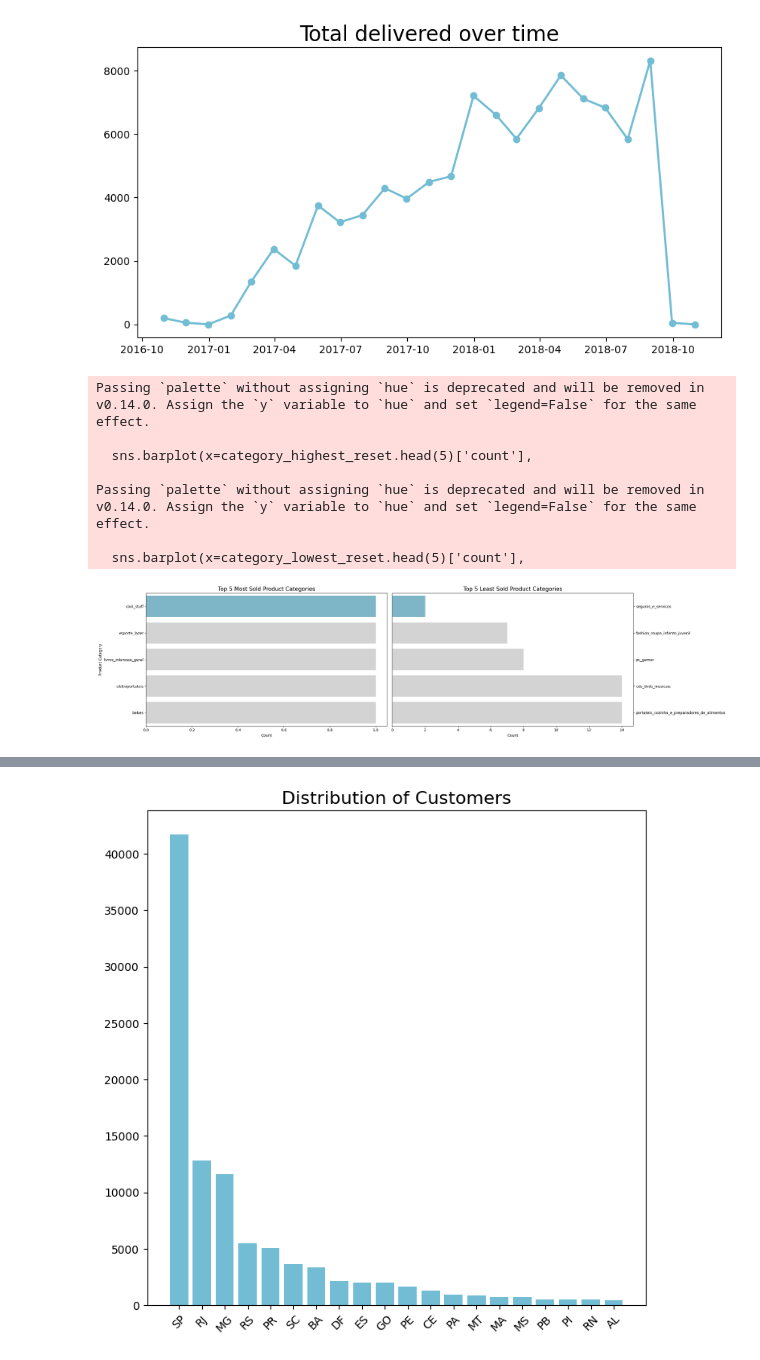
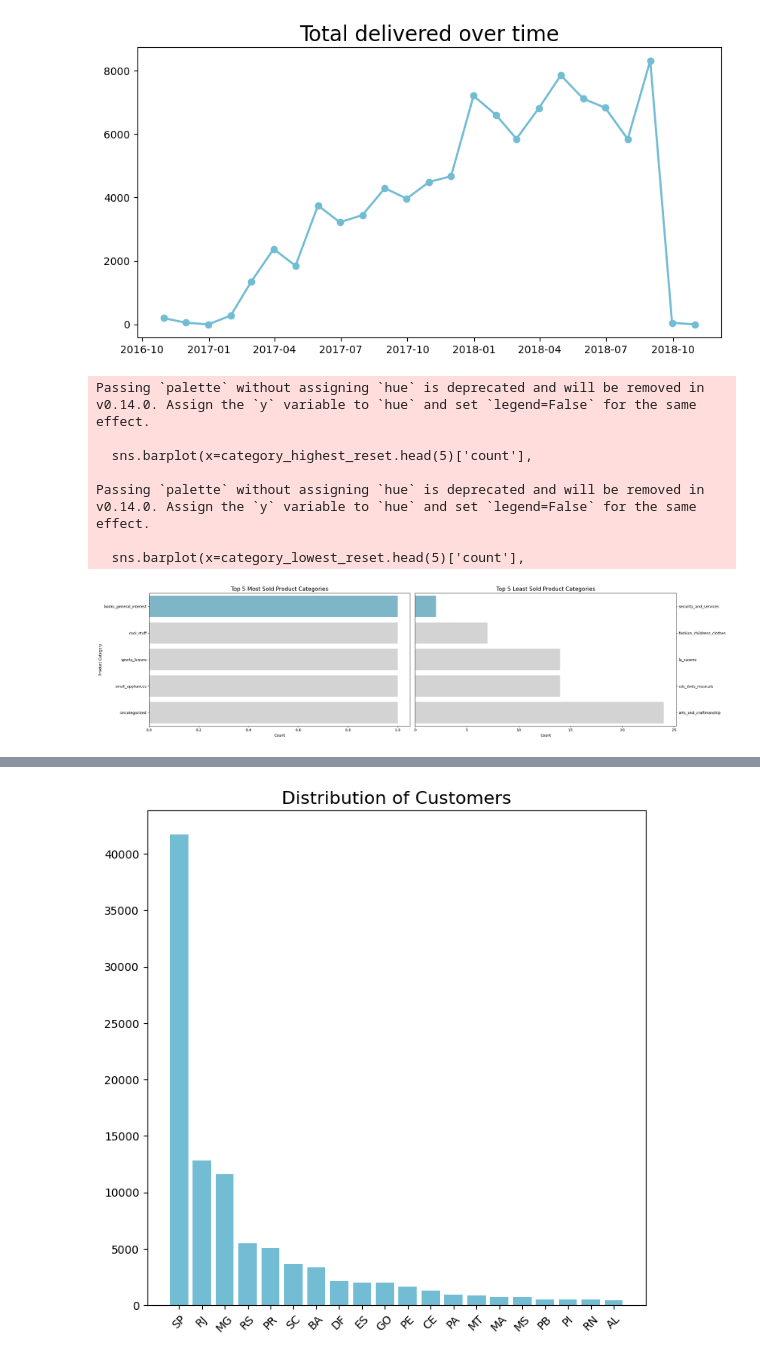
Before and after one commit to FransiscusSuhargo/Dicoding-E-Commerce-Submission, a Jupyter notebook: notebook.ipynb, the cells around one changed output, grey strips where cells are left out. Drawn from its saved outputs; the diff is of its cells as text; code cells hidden in the pictures.

```diff
--- a/notebook.ipynb
+++ b/notebook.ipynb
@@ -439,12 +467,12 @@ order_payments.groupby(by="payment_type").agg({
 ### 3.3 Menelurusuri Produk
 # %%
 # Mencari tahu kategori produk apa yang paling banyak dijual
-category_highest = order_items_has_products.groupby('product_category_name').agg({
+category_highest = order_items_has_products.groupby('product_category_name_english').agg({
     'product_id': 'count'
 }).rename(columns={'product_id': 'count'}).sort_values(by='count', ascending=False)
 
 # Mencari tahu kategori produk apa yang paling sedikit dijual
-category_lowest = order_items_has_products.groupby('product_category_name').agg({
+category_lowest = order_items_has_products.groupby('product_category_name_english').agg({
     'product_id': 'count'
 }).rename(columns={'product_id': 'count'}).sort_values(by='count', ascending=True)
 
@@ -469,7 +497,7 @@ cama_mesa_banho                                10952
 # %%
 #Mencari 3 kategori yang memiliki penjualan tertinggi pada masing - masing kota
 customer_has_order_has_products = customers.merge(order_items_has_products, on='customer_id')
-category_highest = customer_has_order_has_products.groupby(['customer_city', 'product_category_name']).agg({
+category_highest = customer_has_order_has_products.groupby(['customer_city', 'product_category_name_english']).agg({
     'product_id': 'count'
 }).rename(columns={'product_id': 'count'}).reset_index()
 
@@ -538,36 +580,36 @@ category_lowest_reset = category_lowest.reset_index()
 
 colors = ["#72BCD4", "#D3D3D3", "#D3D3D3", "#D3D3D3", "#D3D3D3"]
 
 fig, ax = plt.subplots(nrows=1, ncols=2, figsize=(24, 6))
 
 #Bar plot untuk 5 kategori dengan penjualan terbanyak
 sns.barplot(x=category_highest_reset.head(5)['count'],
-            y=category_highest_reset.head(5)['product_category_name'],
+            y=category_highest_reset.head(5)['product_category_name_english'],
             palette=colors, ax=ax[0])
 ax[0].set_title("Top 5 Most Sold Product Categories", fontsize=15)
 ax[0].set_xlabel("Count")
 ax[0].set_ylabel("Product Category")
 
 # Bar plot untuk 5 kategori dengan penjualan tersedikit
 sns.barplot(x=category_lowest_reset.head(5)['count'],
-            y=category_lowest_reset.head(5)['product_category_name'],
+            y=category_lowest_reset.head(5)['product_category_name_english'],
             palette=colors, ax=ax[1])
 ax[1].set_title("Top 5 Least Sold Product Categories", fontsize=15)
 ax[1].set_xlabel("Count")
 ax[1].set_ylabel(None)
 ax[1].yaxis.tick_right()
 
 plt.tight_layout()
 plt.show()
 # %% [output]
 Passing `palette` without assigning `hue` is deprecated and will be removed in v0.14.0. Assign the `y` variable to `hue` and set `legend=False` for the same effect.
 
   sns.barplot(x=category_highest_reset.head(5)['count'],
 
 Passing `palette` without assigning `hue` is deprecated and will be removed in v0.14.0. Assign the `y` variable to `hue` and set `legend=False` for the same effect.
 
   sns.barplot(x=category_lowest_reset.head(5)['count'],
-[figure, old version]
+[figure, new version]
 # %%
 plt.figure(figsize=(8, 8))
 plt.bar(x=payment_counts.index, height=payment_counts, color="#72BCD4")
```
Also changed, not shown: parts of 19 cells of this notebook, 4 other files.
